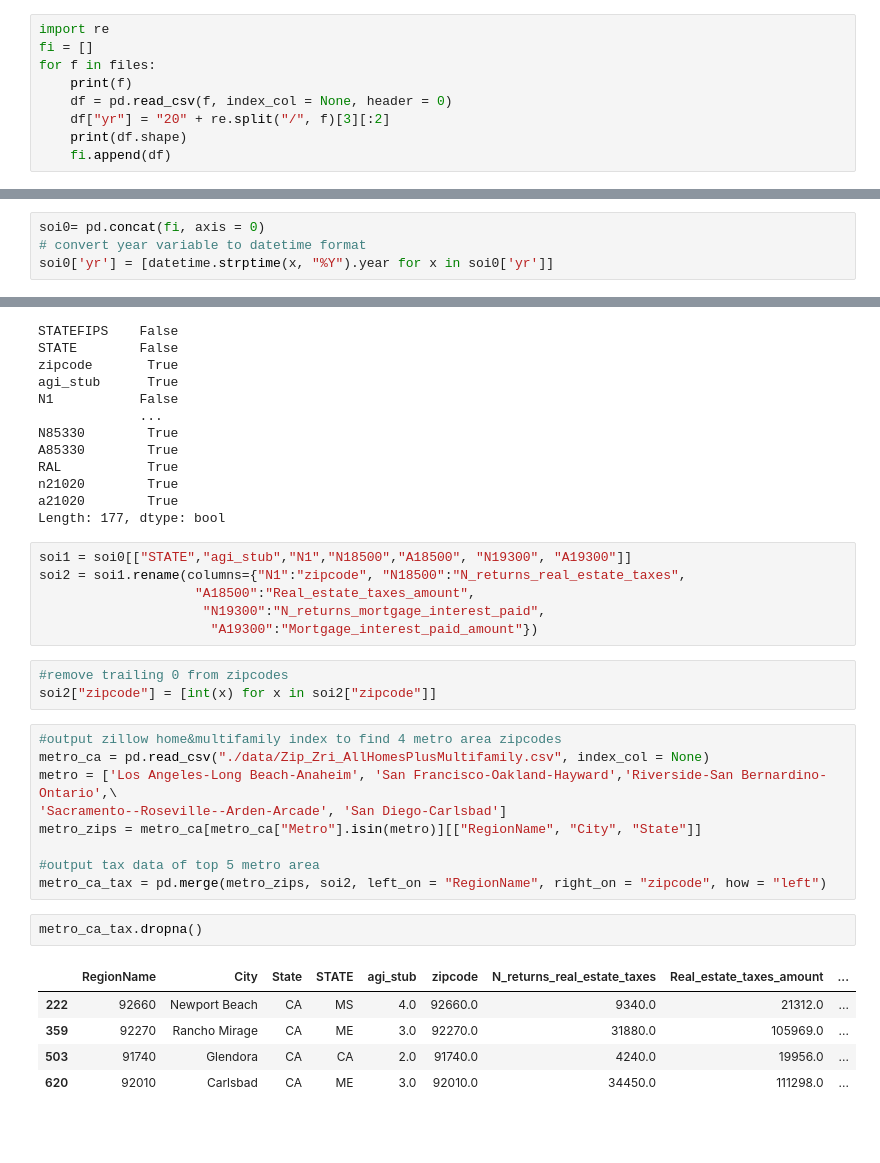
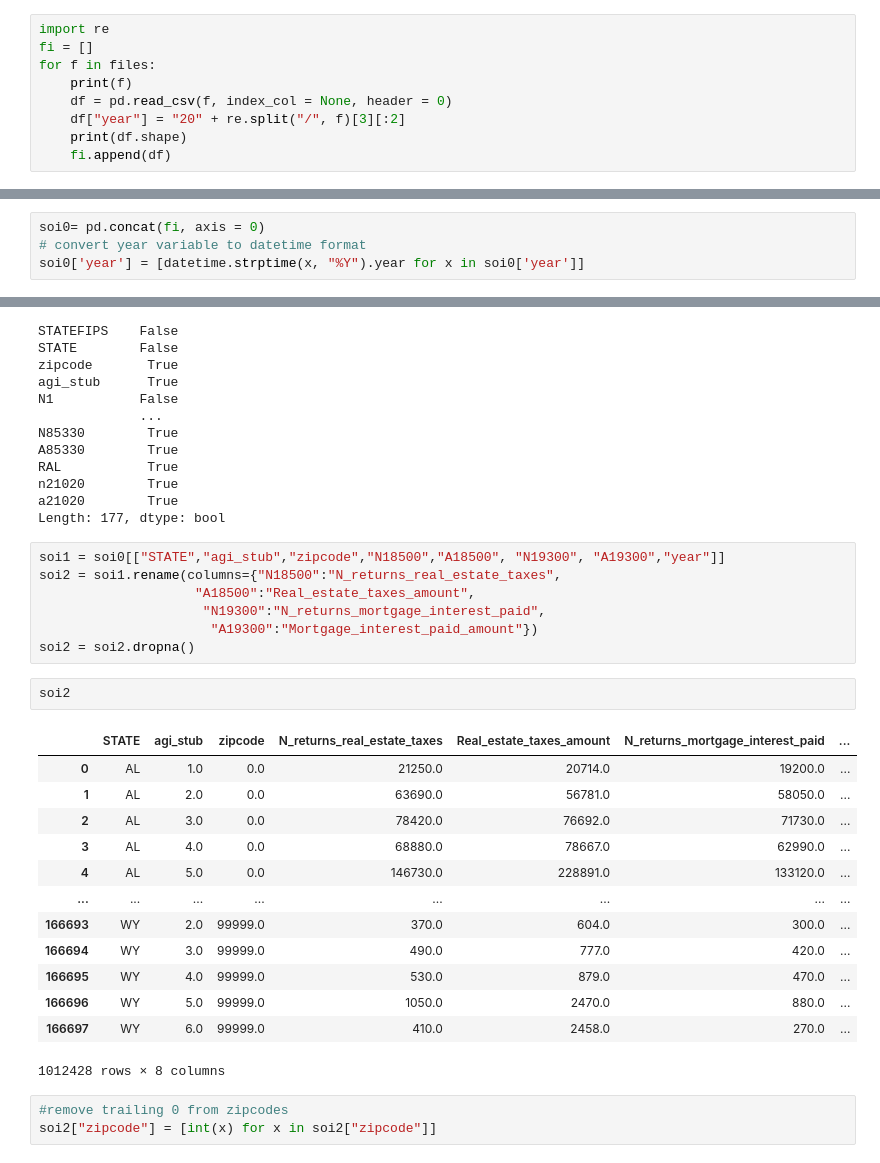
Before and after one commit to Skipp-py/NYCDSA_Capstone, a Jupyter notebook: Cherie/irs_eda1.ipynb, the cells around one changed output, grey strips where cells are left out. Cells and saved outputs as stored; diff of their text form; blank space fills up the shorter version.

```diff
--- a/Cherie/irs_eda1.ipynb
+++ b/Cherie/irs_eda1.ipynb
@@ -29,7 +29,7 @@ fi = []
 for f in files:
     print(f)
     df = pd.read_csv(f, index_col = None, header = 0)
-    df["yr"] = "20" + re.split("/", f)[3][:2]
+    df["year"] = "20" + re.split("/", f)[3][:2]
     print(df.shape)
     fi.append(df)
 # %% [output]
@@ -52,7 +52,7 @@ for f in files:
 # %%
 soi0= pd.concat(fi, axis = 0)
 # convert year variable to datetime format
-soi0['yr'] = [datetime.strptime(x, "%Y").year for x in soi0['yr']]
+soi0['year'] = [datetime.strptime(x, "%Y").year for x in soi0['year']]
 # %%
 #The same variables are not collected every year
 soi0.isnull().any(axis = 0)
@@ -70,28 +70,28 @@ n21020        True
 a21020        True
 Length: 177, dtype: bool
 # %%
-soi1 = soi0[["STATE","agi_stub","N1","N18500","A18500", "N19300", "A19300"]]
-soi2 = soi1.rename(columns={"N1":"zipcode", "N18500":"N_returns_real_estate_taxes",
+soi1 = soi0[["STATE","agi_stub","zipcode","N18500","A18500", "N19300", "A19300","year"]]
+soi2 = soi1.rename(columns={"N18500":"N_returns_real_estate_taxes",
                     "A18500":"Real_estate_taxes_amount",
                      "N19300":"N_returns_mortgage_interest_paid",
                       "A19300":"Mortgage_interest_paid_amount"})
+soi2 = soi2.dropna()
+# %%
+soi2
+# %% [output]
+|  | STATE | agi_stub | zipcode | N_returns_real_estate_taxes | Real_estate_taxes_amount | N_returns_mortgage_interest_paid | ... |
+| 0 | AL | 1.0 | 0.0 | 21250.0 | 20714.0 | 19200.0 | ... |
+| 1 | AL | 2.0 | 0.0 | 63690.0 | 56781.0 | 58050.0 | ... |
+| 2 | AL | 3.0 | 0.0 | 78420.0 | 76692.0 | 71730.0 | ... |
+| 3 | AL | 4.0 | 0.0 | 68880.0 | 78667.0 | 62990.0 | ... |
+| 4 | AL | 5.0 | 0.0 | 146730.0 | 228891.0 | 133120.0 | ... |
+| ... | ... | ... | ... | ... | ... | ... | ... |
+| 166693 | WY | 2.0 | 99999.0 | 370.0 | 604.0 | 300.0 | ... |
+| 166694 | WY | 3.0 | 99999.0 | 490.0 | 777.0 | 420.0 | ... |
+| 166695 | WY | 4.0 | 99999.0 | 530.0 | 879.0 | 470.0 | ... |
+| 166696 | WY | 5.0 | 99999.0 | 1050.0 | 2470.0 | 880.0 | ... |
+| 166697 | WY | 6.0 | 99999.0 | 410.0 | 2458.0 | 270.0 | ... |
+1012428 rows × 8 columns
 # %%
 #remove trailing 0 from zipcodes
 soi2["zipcode"] = [int(x) for x in soi2["zipcode"]]
-# %%
-#output zillow home&multifamily index to find 4 metro area zipcodes
-metro_ca = pd.read_csv("./data/Zip_Zri_AllHomesPlusMultifamily.csv", index_col = None)
-metro = ['Los Angeles-Long Beach-Anaheim', 'San Francisco-Oakland-Hayward','Riverside-San Bernardino-Ontario',\
-'Sacramento--Roseville--Arden-Arcade', 'San Diego-Carlsbad']
-metro_zips = metro_ca[metro_ca["Metro"].isin(metro)][["RegionName", "City", "State"]]
-
-#output tax data of top 5 metro area
-metro_ca_tax = pd.merge(metro_zips, soi2, left_on = "RegionName", right_on = "zipcode", how = "left")
-# %%
-metro_ca_tax.dropna()
-# %% [output]
-|  | RegionName | City | State | STATE | agi_stub | zipcode | N_returns_real_estate_taxes | Real_estate_taxes_amount | ... |
-| 222 | 92660 | Newport Beach | CA | MS | 4.0 | 92660.0 | 9340.0 | 21312.0 | ... |
-| 359 | 92270 | Rancho Mirage | CA | ME | 3.0 | 92270.0 | 31880.0 | 105969.0 | ... |
-| 503 | 91740 | Glendora | CA | CA | 2.0 | 91740.0 | 4240.0 | 19956.0 | ... |
-| 620 | 92010 | Carlsbad | CA | ME | 3.0 | 92010.0 | 34450.0 | 111298.0 | ... |
```
Also changed, not shown: parts of 12 cells of this notebook.
